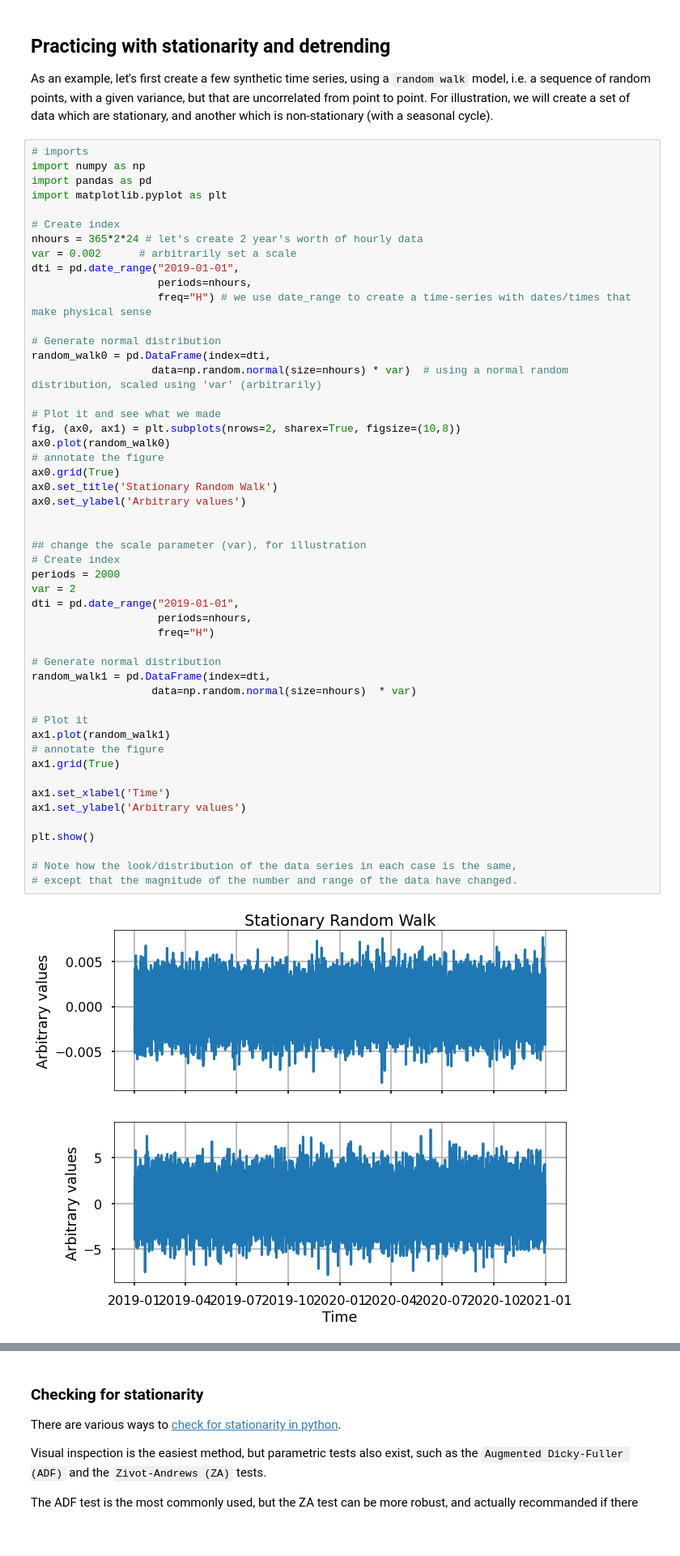
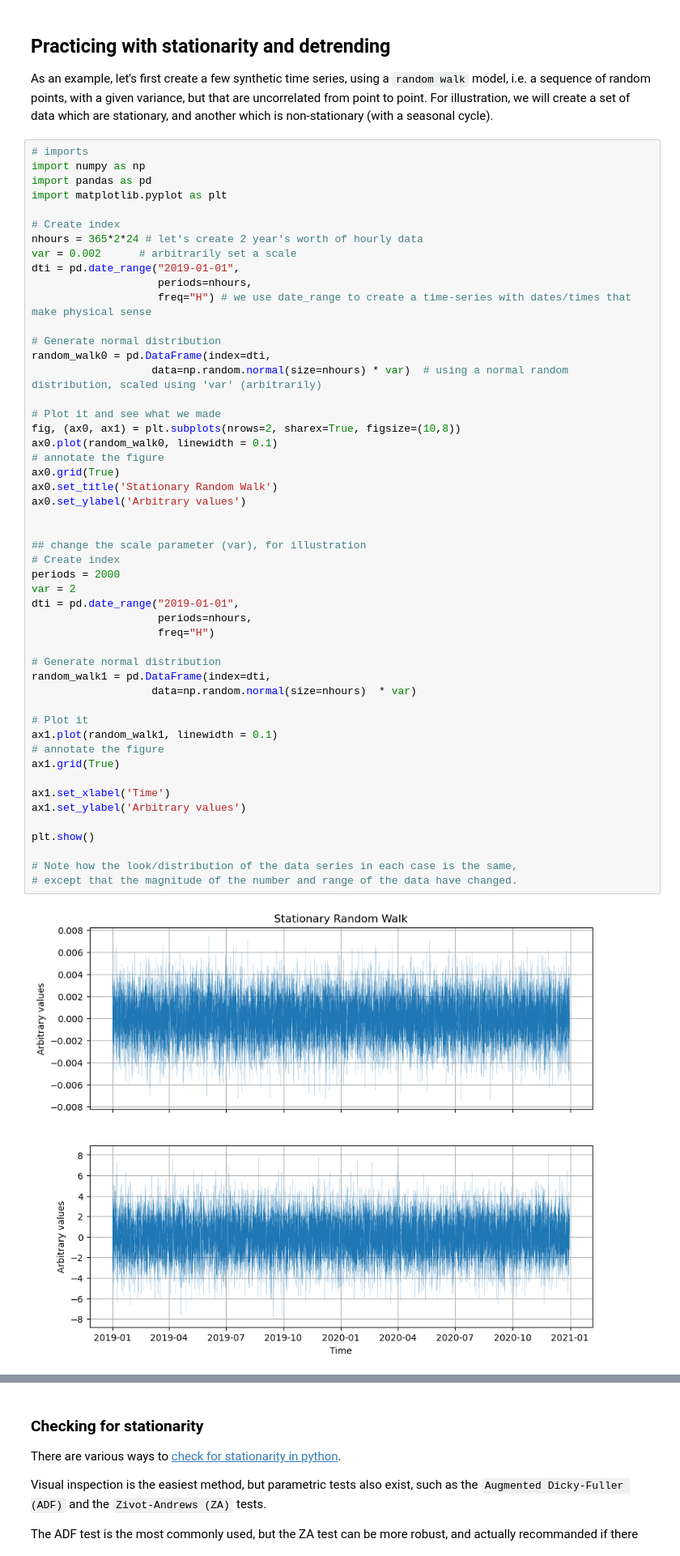
Before and after one commit to esemsc-htn223/EDw1-htn, a Jupyter notebook: intro_to_timeseriesanalysis.ipynb, the cells around one changed output, grey strips where cells are left out. Shown at 81% size. Saved outputs shown, nothing was run; the diff lists cells and outputs as text; blank space fills up the shorter version.

```diff
--- a/intro_to_timeseriesanalysis.ipynb
+++ b/intro_to_timeseriesanalysis.ipynb
@@ -162,39 +162,39 @@ random_walk0 = pd.DataFrame(index=dti,
 
 # Plot it and see what we made
 fig, (ax0, ax1) = plt.subplots(nrows=2, sharex=True, figsize=(10,8))
-ax0.plot(random_walk0)
+ax0.plot(random_walk0, linewidth = 0.1)
 # annotate the figure
 ax0.grid(True)
 ax0.set_title('Stationary Random Walk')
 ax0.set_ylabel('Arbitrary values')
 
 
 ## change the scale parameter (var), for illustration
 # Create index
 periods = 2000
 var = 2
 dti = pd.date_range("2019-01-01",
                     periods=nhours,
                     freq="H")
 
 # Generate normal distribution
 random_walk1 = pd.DataFrame(index=dti,
                    data=np.random.normal(size=nhours)  * var)
 
 # Plot it
-ax1.plot(random_walk1)
+ax1.plot(random_walk1, linewidth = 0.1)
 # annotate the figure
 ax1.grid(True)
 
 ax1.set_xlabel('Time')
 ax1.set_ylabel('Arbitrary values')
 
 plt.show()
 
 # Note how the look/distribution of the data series in each case is the same,
 # except that the magnitude of the number and range of the data have changed.
 # %% [output]
-[figure, old version]
+[figure, new version]
 # %%
 ## Adding seasonality to random_walk1 and create periodic_walk1
 
```
Also changed, not shown: parts of 6 cells of this notebook, 10 other files.
